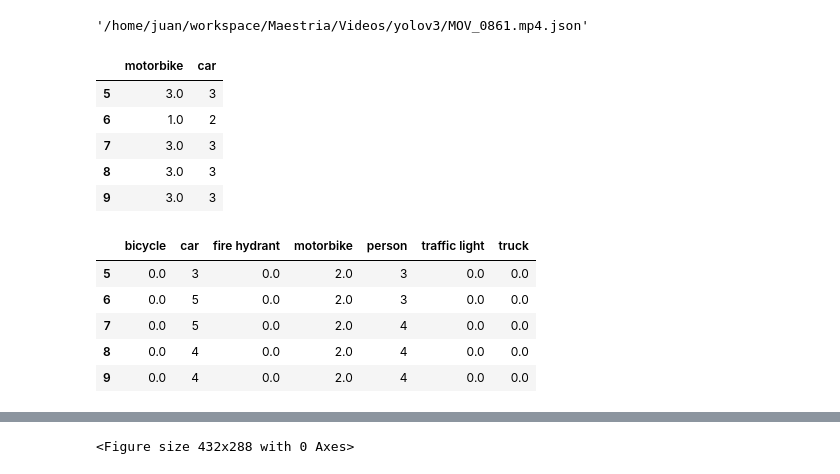
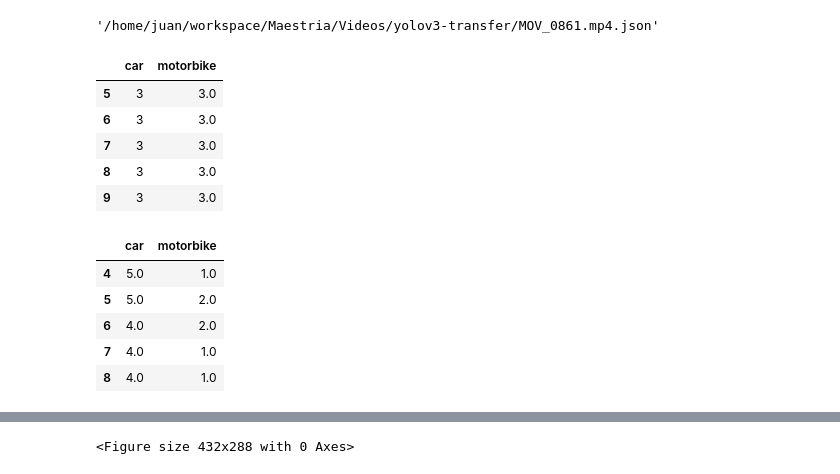
Before and after one commit to vvc-unal/vvc, a Jupyter notebook: notebooks/Results.ipynb, the cells around one changed output, grey strips where cells are left out. Saved outputs shown, nothing was run; the diff lists cells and outputs as text; code cells hidden in the pictures.

```diff
--- a/notebooks/Results.ipynb
+++ b/notebooks/Results.ipynb
@@ -18,7 +18,7 @@ from vvc import config
 # %%
 dataset_folder = config.video_folder
 
-experiment_folder = os.path.join(config.base_folder, 'Videos', 'yolov3')
+experiment_folder = os.path.join(config.base_folder, 'Videos', 'yolov3-transfer')
 
 annotations_file = 'MOV_0861.mp4.json'
 
@@ -27,7 +27,7 @@ experiment_file = os.path.join(experiment_folder, annotations_file)
 
 experiment_file
 # %% [output]
-'/home/juan/workspace/Maestria/Videos/yolov3/MOV_0861.mp4.json'
+'/home/juan/workspace/Maestria/Videos/yolov3-transfer/MOV_0861.mp4.json'
 # %%
 def vott_to_dataframe(json_file):
     test_annotations = {}
@@ -48,6 +48,7 @@ def vott_to_dataframe(json_file):
 
     df = pd.DataFrame.from_dict(test_annotations, orient='index')
     df = df.fillna(0)
+    df = df.drop(columns=['ignore'])
     df = df.set_index(pd.to_numeric(df.index))
     df = df.sort_index(kind='mergesort')
 
@@ -56,12 +57,12 @@ def vott_to_dataframe(json_file):
 test = vott_to_dataframe(test_file)
 test.iloc[4:].head()
 # %% [output]
-|  | motorbike | car |
-| 5 | 3.0 | 3 |
-| 6 | 1.0 | 2 |
-| 7 | 3.0 | 3 |
-| 8 | 3.0 | 3 |
-| 9 | 3.0 | 3 |
+|  | car | motorbike |
+| 5 | 3 | 3.0 |
+| 6 | 3 | 3.0 |
+| 7 | 3 | 3.0 |
+| 8 | 3 | 3.0 |
+| 9 | 3 | 3.0 |
 # %%
 def vvc_to_df(json_file):
     count_summary = {}
@@ -89,41 +90,39 @@ def vvc_to_df(json_file):
 
             # Extract running time
             if not frame_id in time_summary:
                 time_summary[frame_id] = {}
 
             for key, value in objects['timestamps'].items():
                 time_summary[frame_id][key] = value
 
     df = pd.DataFrame.from_dict(count_summary, orient='index')
     df = df.fillna(0)
     df = df.set_index(pd.to_numeric(df.index))
     df = df.sort_index(kind='mergesort')
     df = df.reindex(sorted(df.columns), axis=1)
 
-    df.index += 1
-
     times = pd.DataFrame.from_dict(time_summary, orient='index')
     times = times.apply(pd.to_datetime)
     original_columns = times.columns
     times['preprocessing'] = times['preprocessing_end'] - times['start']
     times['detection'] = times['detection_end'] - times['preprocessing_end']
     times['tracking'] = times['tracking_end'] - times['detection_end']
     times['postprocessing'] = times['postprocessing_end'] - times['tracking_end']
     times['total'] = times['postprocessing_end'] - times['start']
     times = times.drop(columns=original_columns)
     times = times.astype('timedelta64[ms]')
 
     return df, times
 
 experiment, times = vvc_to_df(experiment_file)
 experiment.iloc[4:].head()
 # %% [output]
-|  | bicycle | car | fire hydrant | motorbike | person | traffic light | truck |
-| 5 | 0.0 | 3 | 0.0 | 2.0 | 3 | 0.0 | 0.0 |
-| 6 | 0.0 | 5 | 0.0 | 2.0 | 3 | 0.0 | 0.0 |
-| 7 | 0.0 | 5 | 0.0 | 2.0 | 4 | 0.0 | 0.0 |
-| 8 | 0.0 | 4 | 0.0 | 2.0 | 4 | 0.0 | 0.0 |
-| 9 | 0.0 | 4 | 0.0 | 2.0 | 4 | 0.0 | 0.0 |
+|  | car | motorbike |
+| 4 | 5.0 | 1.0 |
+| 5 | 5.0 | 2.0 |
+| 6 | 4.0 | 2.0 |
+| 7 | 4.0 | 1.0 |
+| 8 | 4.0 | 1.0 |
 # %%
 def calc_precision(test, experiment):
     error = test.sub(experiment, axis='columns', fill_value=0).abs().div(test, fill_value=0)
```
Also changed, not shown: parts of 4 cells of this notebook, 2 other files.
